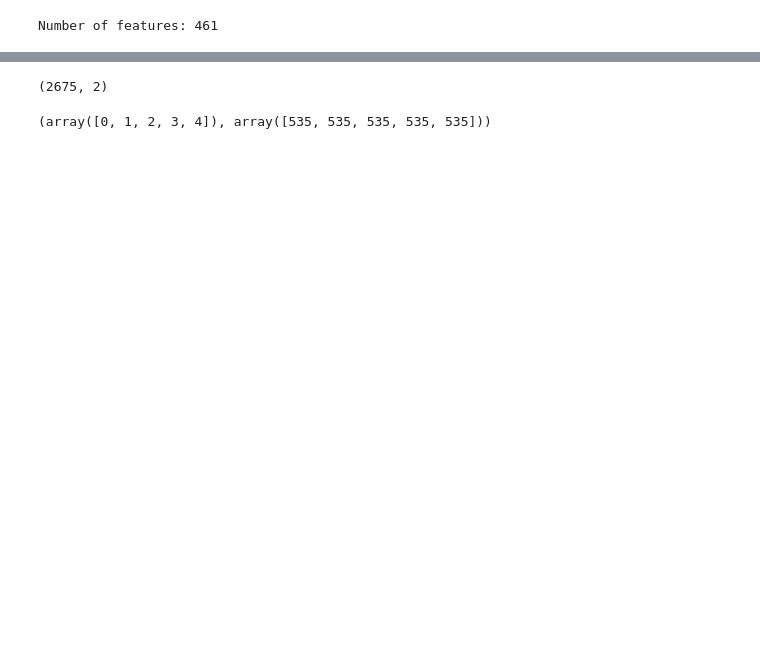
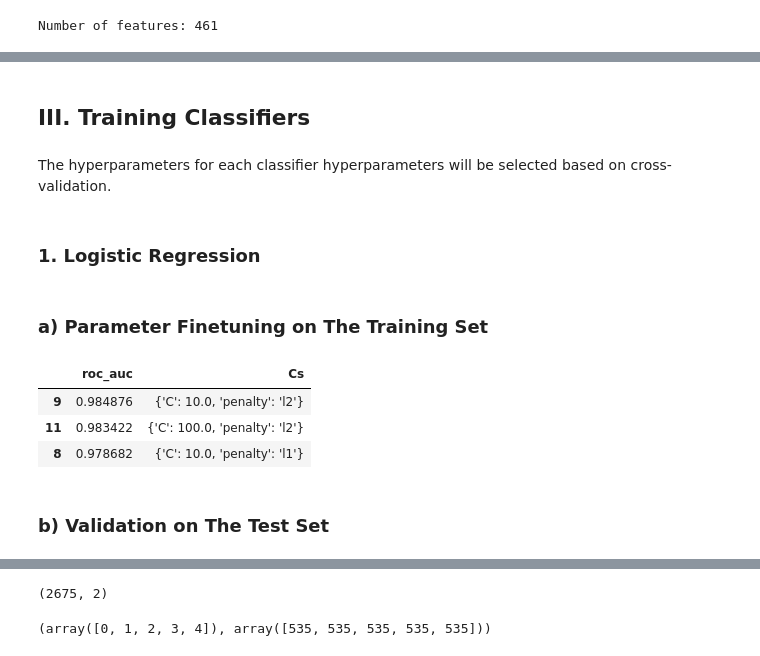
Before and after one commit to KwasiArhin/Sentence_Classification, a Jupyter notebook: Sentence_Classification.ipynb, the cells around one changed output, grey strips where cells are left out. Cells and saved outputs as stored; diff of their text form; code cells hidden in the pictures; blank space fills up the shorter version.

```diff
--- a/Sentence_Classification.ipynb
+++ b/Sentence_Classification.ipynb
@@ -584,4 +342,0 @@ df_svc.sort_values(by=['roc_auc'], ascending=False)[:5]
-# %%
-svc_over = OneVsRestClassifier(SVC(C=1, gamma=1))
-svc_over.fit(X_train_tfidf_over, y_train_balanced_over_encoded)
-svc_pred = logistic_over.predict(X_test_tfidf_over)
@@ -736,14 +342,0 @@ Another viable option to tackle class imbalance is to use an algorithm that imbl
-# %%
-
-param_grid_xgb = [
-    {'n_estimators': [100, 500, 700],
-    'max_depth': [2, 4, 6, 8]
-    }
-]
-xgb = XGBClassifier(n_jobs = -1)
-
-grid_search_xgb = GridSearchCV(xgb, param_grid_xgb, cv =5,
-                          scoring= my_scorer, verbose=0,
-                          n_jobs = -1)
-
-grid_search_xgb.fit(X_train_tfidf_over, y_train_balanced_over_encoded)
@@ -768,13 +342,0 @@ Best parameters {'max_depth': 8, 'n_estimators': 700}
-# %%
-param_grid_xgb_one = [
-    {'learning_rate': [1e-3, 0.5, 0.1],
-     'subsample': [0.25, 0.5, 1]
-    }
-]
-xgb = XGBClassifier(n_jobs = -1, max_depth= 8, n_estimators=700)
-
-grid_search_xgb_one = GridSearchCV(xgb, param_grid_xgb_one, cv =5,
-                          scoring= my_scorer, verbose=0,
-                          n_jobs = -1)
-
-grid_search_xgb_one.fit(X_train_tfidf_over, y_train_balanced_over_encoded)
@@ -801,9 +342,0 @@ Best parameters {'learning_rate': 0.1, 'subsample': 1}
-# %%
-xgb_final = XGBClassifier(n_jobs = -1,
-                          max_depth= 8,
-                          n_estimators = 700,
-                          subsample= 1,
-                         learning_rate=0.1)
-
-xgb_final.fit(X_train_tfidf_over, y_train_balanced_over_encoded)
-y_pred_xgb = xgb_final.predict(X_test_tfidf_over)
@@ -892,0 +343,8 @@ Insertion, change or deletion of 1-3 letters in words (10% of the data).
+# %% [markdown]
+## III. Training Classifiers
+# %% [markdown]
+The hyperparameters for each classifier hyperparameters will be selected based on cross-validation.
+# %% [markdown]
+### 1. Logistic Regression
+# %% [markdown]
+### a) Parameter Finetuning on The Training Set
@@ -892,0 +396,11 @@ Insertion, change or deletion of 1-3 letters in words (10% of the data).
+# %%
+df_logistic = pd.DataFrame(scores, columns = ['roc_auc'])
+df_logistic['Cs'] = parameters
+df_logistic.sort_values(by=['roc_auc'], ascending=False)[:3]
+# %% [output]
+|  | roc_auc | Cs |
+| 9 | 0.984876 | {'C': 10.0, 'penalty': 'l2'} |
+| 11 | 0.983422 | {'C': 100.0, 'penalty': 'l2'} |
+| 8 | 0.978682 | {'C': 10.0, 'penalty': 'l1'} |
+# %% [markdown]
+### b) Validation on The Test Set
```
Also changed, not shown: parts of 159 cells of this notebook.
